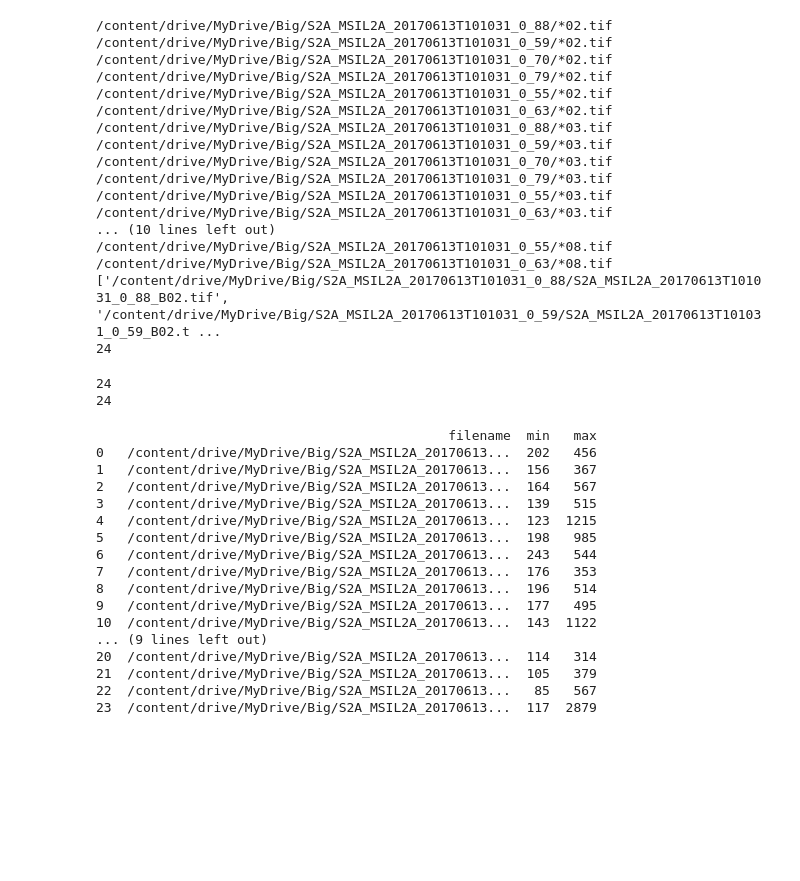
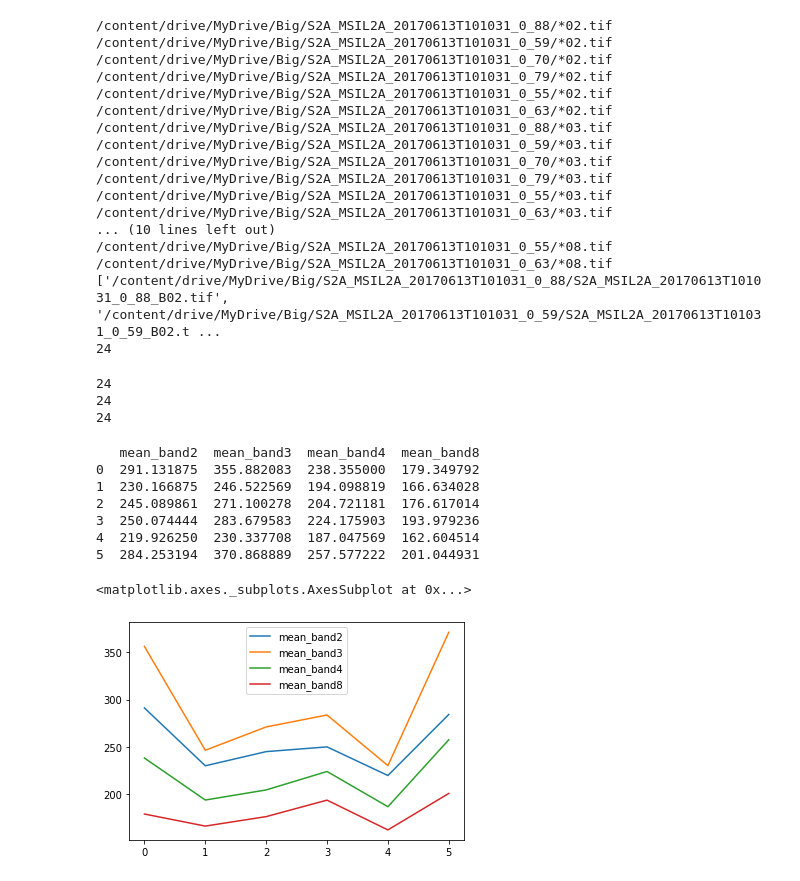
Before and after one commit to BRIJNANDA1979/CNN-Sentinel, a Jupyter notebook: Analysing_RGB(432)_and_NIR_(8)_of_Sentinel_2_based_Classified_BigEarthNet_dataset.ipynb, the cells around one changed output. Drawn from its saved outputs; the diff is of its cells as text; code cells hidden in the pictures; blank space fills up the shorter version.

```diff
--- a/Analysing_RGB(432)_and_NIR_(8)_of_Sentinel_2_based_Classified_BigEarthNet_dataset.ipynb
+++ b/Analysing_RGB(432)_and_NIR_(8)_of_Sentinel_2_based_Classified_BigEarthNet_dataset.ipynb
@@ -178,38 +178,47 @@ print(len(files_batch))
 # Add min/max values of bands(234 & 8) to min/max list
 min=[]
 max=[]
-total_bands = 4
+mean=[]
+
 for i in files_batch:
     array = rxr.open_rasterio(i)
     min.append(np.nanmin(array))
     max.append(np.nanmax(array))
+    mean.append(np.nanmean(array))
 print(len(min))
 print(len(max))
+print(len(mean))
 # %% [output]
 24
 24
+24
+# %%
+#Split 24 elements in group of 4 : one for eacvh of bands (234 & 8)
+temp=np.array_split(mean, 4)
+mean_band2=list(temp[0])
+mean_band3=list(temp[1])
+mean_band4=list(temp[2])
+mean_band8=list(temp[3])
+#print(t.sum()/6)
 # %%
 # Add filename and min/max lists to Dataframe
 df=pd.DataFrame()
-df['filename'] = files_batch
-df['min'] = min
-df['max'] = max
+#df['filename'] = files_batch
+df['mean_band2'] = mean_band2
+df['mean_band3'] = mean_band3
+df['mean_band4'] = mean_band4
+df['mean_band8'] = mean_band8
 print(df)
 # %% [output]
-                                             filename  min   max
-0   /content/drive/MyDrive/Big/S2A_MSIL2A_20170613...  202   456
-1   /content/drive/MyDrive/Big/S2A_MSIL2A_20170613...  156   367
-2   /content/drive/MyDrive/Big/S2A_MSIL2A_20170613...  164   567
-3   /content/drive/MyDrive/Big/S2A_MSIL2A_20170613...  139   515
-4   /content/drive/MyDrive/Big/S2A_MSIL2A_20170613...  123  1215
-5   /content/drive/MyDrive/Big/S2A_MSIL2A_20170613...  198   985
-6   /content/drive/MyDrive/Big/S2A_MSIL2A_20170613...  243   544
-7   /content/drive/MyDrive/Big/S2A_MSIL2A_20170613...  176   353
-8   /content/drive/MyDrive/Big/S2A_MSIL2A_20170613...  196   514
-9   /content/drive/MyDrive/Big/S2A_MSIL2A_20170613...  177   495
-10  /content/drive/MyDrive/Big/S2A_MSIL2A_20170613...  143  1122
-... (9 lines left out)
-20  /content/drive/MyDrive/Big/S2A_MSIL2A_20170613...  114   314
-21  /content/drive/MyDrive/Big/S2A_MSIL2A_20170613...  105   379
-22  /content/drive/MyDrive/Big/S2A_MSIL2A_20170613...   85   567
-23  /content/drive/MyDrive/Big/S2A_MSIL2A_20170613...  117  2879
+   mean_band2  mean_band3  mean_band4  mean_band8
+0  291.131875  355.882083  238.355000  179.349792
+1  230.166875  246.522569  194.098819  166.634028
+2  245.089861  271.100278  204.721181  176.617014
+3  250.074444  283.679583  224.175903  193.979236
+4  219.926250  230.337708  187.047569  162.604514
+5  284.253194  370.868889  257.577222  201.044931
+# %%
+df.plot()
+# %% [output]
+<matplotlib.axes._subplots.AxesSubplot at 0x...>
+[figure, added]
```
